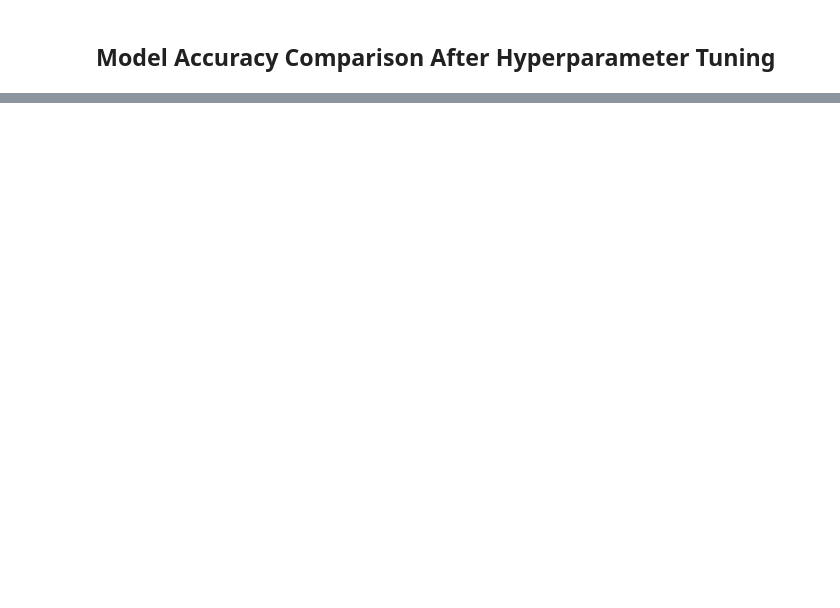
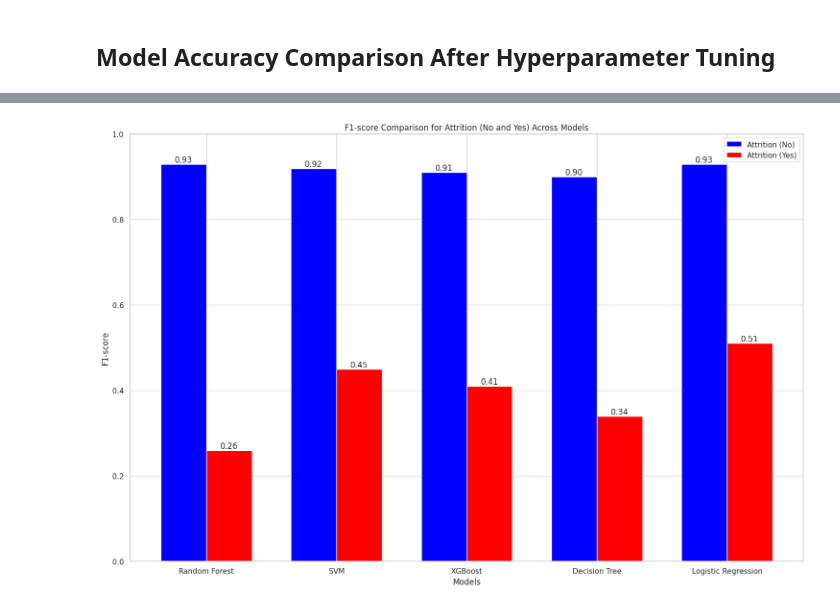
Before and after one commit to michael12-dev/Team-Sentinel, a Jupyter notebook: Team_Sentinel.ipynb, the cells around one changed output, grey strips where cells are left out. Cells and saved outputs as stored; diff of their text form; code cells hidden in the pictures; blank space fills up the shorter version.

```diff
--- a/Team_Sentinel.ipynb
+++ b/Team_Sentinel.ipynb
@@ -1126,5 +1127,5 @@ tuned_model = grid_search.best_estimator_
 # %%
 # predicting the tunded model
 
-tuned_pred = tuned_model.predict(X_test)
+tuned_rf_pred = tuned_rf_model.predict(X_test)
 # %%
@@ -1386,0 +1416,7 @@ plt.show()
+# %%
+#Assigning a variable to the tuned model
+y1 = classification_report(y_test, tuned_rf_pred)
+y2 = classification_report(y_test, tuned_svm_pred)
+y3 = classification_report(y_test, tuned_xgb_pred)
+y4 = classification_report(y_test, tuned_dt_pred)
+y5 = classification_report(y_test, tuned_lr_pred)
@@ -1386,0 +1485,66 @@ plt.show()
+# %%
+import matplotlib.pyplot as plt
+import numpy as np
+import seaborn as sns # Import seaborn
+
+f1_scores_no = []
+f1_scores_yes = []
+
+classification_reports = {
+    'Random Forest': y1,
+    'SVM': y2,
+    'XGBoost': y3,
+    'Decision Tree': y4,
+    'Logistic Regression': y5
+}
+
+for model_name, report_string in classification_reports.items():
+    lines = report_string.split('\n')
+    class_0_line = None
+    class_1_line = None
+
+    for line in lines:
+        if line.strip().startswith('0'):
+            class_0_line = line.split()
+        elif line.strip().startswith('1'):
+            class_1_line = line.split()
+
+    if class_0_line and len(class_0_line) > 3:
+        f1_scores_no.append(float(class_0_line[3]))
+    else:
+        f1_scores_no.append(0.0) # Append 0 if data is missing
+
+    if class_1_line and len(class_1_line) > 3:
+        f1_scores_yes.append(float(class_1_line[3]))
+    else:
+        f1_scores_yes.append(0.0) # Append 0 if data is missing
+
+bar_width = 0.35
+index = np.arange(len(model_names))
+
+plt.figure(figsize=(15, 10))
+bar1 = plt.bar(index, f1_scores_no, bar_width, label='Attrition (No)', color='blue')
+bar2 = plt.bar(index + bar_width, f1_scores_yes, bar_width, label='Attrition (Yes)', color='red')
+
+plt.xlabel('Models')
+plt.ylabel('F1-score')
+plt.title('F1-score Comparison for Attrition (No and Yes) Across Models')
+plt.xticks(index + bar_width / 2, model_names)
+plt.legend(loc="best") # Added loc="best" for better legend placement
+plt.ylim(0, 1)
+plt.tight_layout()
+
+# Add F1-score values on top of the bars
+for bars in [bar1, bar2]:
+    for bar in bars:
+        height = bar.get_height()
+        plt.text(bar.get_x() + bar.get_width()/2., height,
+                 f'{height:.2f}',
+                 ha='center', va='bottom')
+
+plt.show()
+
+# To save the plot as a PNG file
+#plt.savefig('f1_score_comparison.png')
+# %% [output]
+[figure, added]
```
Also changed, not shown: parts of 46 cells of this notebook.
